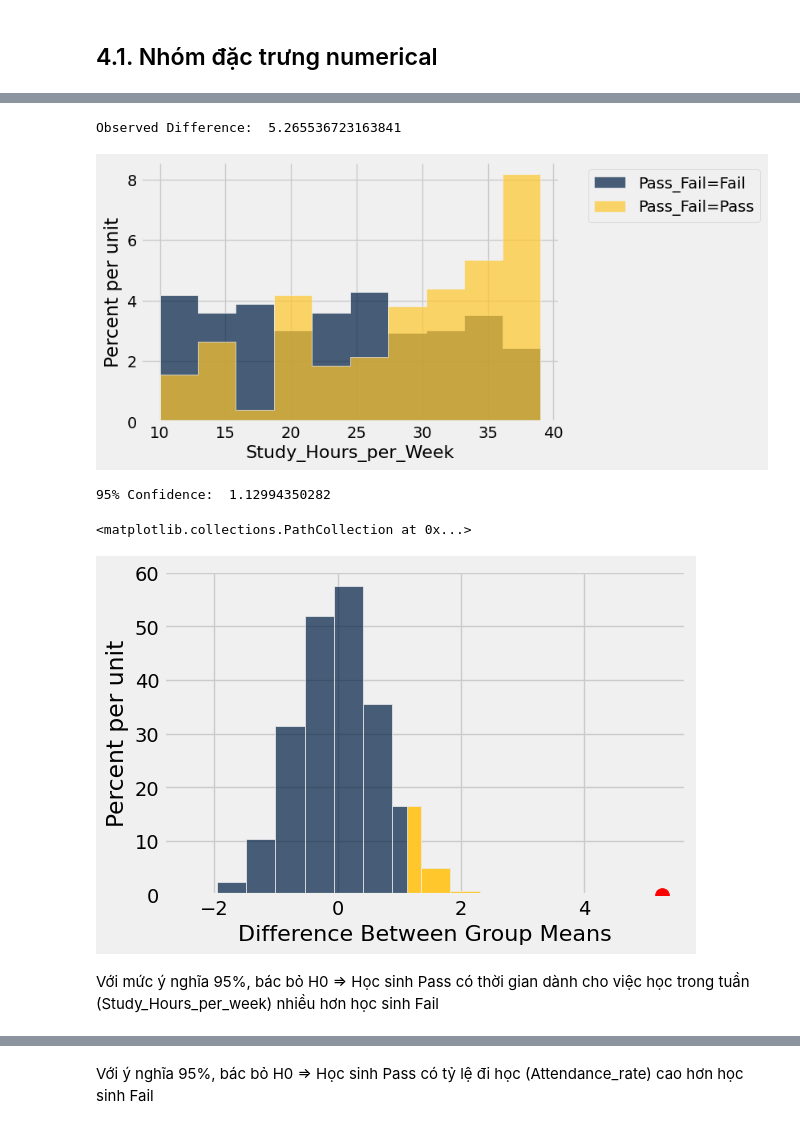
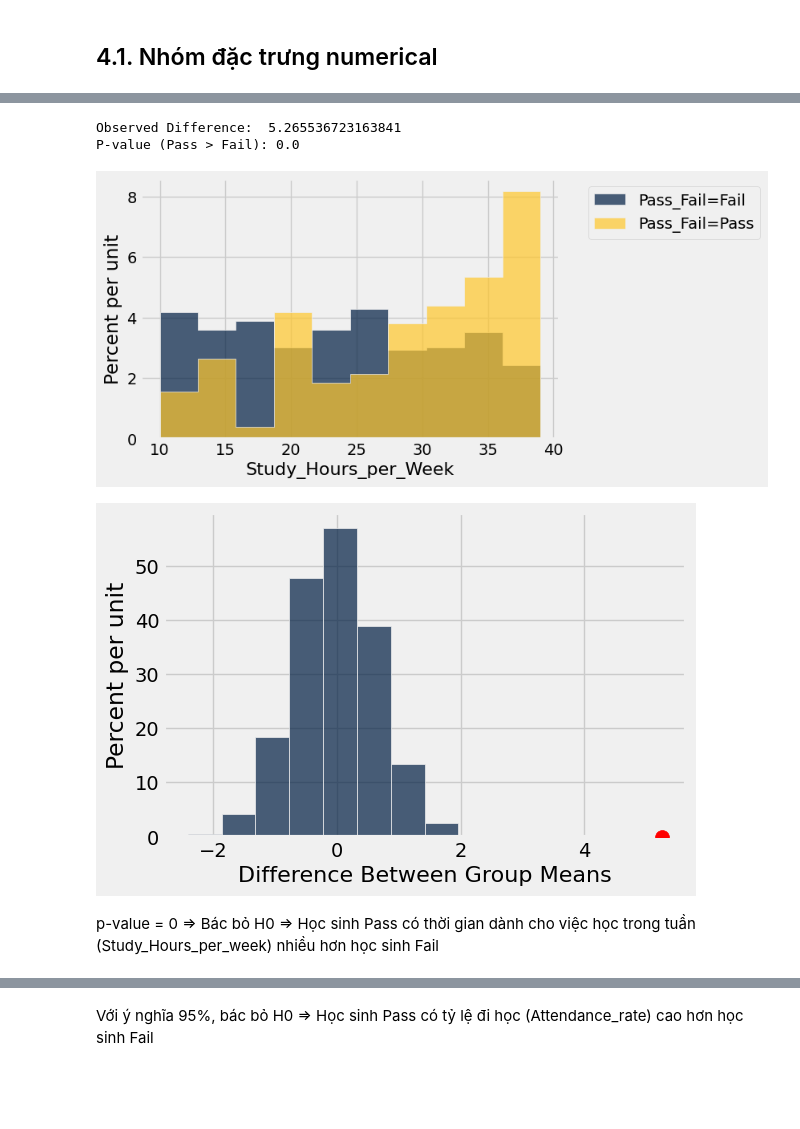
Before and after one commit to anizme/UET_DataScience_Prj, a Jupyter notebook: explore_spp_data.ipynb, the cells around one changed output, grey strips where cells are left out. Saved outputs shown, nothing was run; the diff lists cells and outputs as text; code cells hidden in the pictures; blank space fills up the shorter version.

Commit message:
correct hypothesis testing

```diff
--- a/explore_spp_data.ipynb
+++ b/explore_spp_data.ipynb
@@ -433,2 +461,34 @@ def show_overlaid_distribution(table, group_label, value_label):
+# %%
+# Tính toán độ chênh lệch trung bình giữa hai nhóm
+def difference_of_means(table, group_label, value_label):
+    reduced = table.select(value_label, group_label)
+    means_table = reduced.group(group_label, np.average)
+    means = means_table.column(1)
+    return means.item(1) - means.item(0)
+
+# Tính toán độ chênh lệch trung bình cho một lần hoán vị
+def one_simulated_difference_of_means(table, group_label, value_label):
+    # Shuffle nhãn của cột nhóm
+    shuffled_labels = table.sample(with_replacement=False).column(group_label)
+    shuffled_table = table.select(value_label).with_column('Shuffled Label', shuffled_labels)
+    return difference_of_means(shuffled_table, group_label='Shuffled Label', value_label=value_label)
+
+# Mô phỏng phân phối giả thuyết không của độ chênh lệch trung bình
+def simulate_null_distribution(table, group_label, value_label, repetitions=5000):
+    differences = np.empty(repetitions)  # Khởi tạo mảng với kích thước cố định
+    for i in range(repetitions):
+        differences[i] = one_simulated_difference_of_means(table, group_label, value_label)
+    return differences
+# %%
+def hypothesis_test(table, group_label, value_label):
+    show_overlaid_distribution(table, value_label=value_label, group_label=group_label)
+    observed_difference = difference_of_means(table, group_label, value_label)
+    print('Observed Difference: ', observed_difference)
+    differences = simulate_null_distribution(table, group_label=group_label, value_label=value_label)
+    resampled_means = Table().with_column('Difference Between Group Means', differences)
+    p_value = sum(np.array(differences) >= observed_difference) / len(differences)
+    print('P-value (Pass > Fail):', p_value)
+    resampled_means.hist()
+    plt.scatter(observed_difference, 0, color='red', s=100, zorder=5)
 # %% [markdown]
 ### 4.1.1. Liệu học sinh Pass có thời gian dành cho việc học trong tuần (Study_Hours_per_week) nhiều hơn học sinh Fail không?
@@ -439,23 +495,12 @@ def show_overlaid_distribution(table, group_label, value_label):
-# %%
-show_overlaid_distribution(original_spp, value_label='Study_Hours_per_Week', group_label='Pass_Fail')
-observed_difference = difference_of_means(original_spp, 'Pass_Fail', 'Study_Hours_per_Week')
-print('Observed Difference: ', observed_difference)
-# %% [output]
-Observed Difference:  5.265536723163841
-[figure, removed]
-# %%
-differences = simulate_null_distribution(original_spp, group_label='Pass_Fail', value_label='Study_Hours_per_Week')
-resampled_means = Table().with_column('Difference Between Group Means', differences)
-right = percentile(95, differences)
-print('95% Confidence: ', right)
-resampled_means.hist(left_end=right)
-plt.scatter(observed_difference, 0, color='red', s=100, zorder=5)
-# %% [output]
-95% Confidence:  1.12994350282
-<matplotlib.collections.PathCollection at 0x...>
-[figure, removed]
+# %%
+hypothesis_test(original_spp, value_label='Study_Hours_per_Week', group_label='Pass_Fail')
+# %% [output]
+Observed Difference:  5.265536723163841
+P-value (Pass > Fail): 0.0
+[figure, added]
+[figure, added]
 # %% [markdown]
-Với mức ý nghĩa 95%, bác bỏ H0
+p-value = 0 => Bác bỏ H0
 => Học sinh Pass có thời gian dành cho việc học trong tuần (Study_Hours_per_week) nhiều hơn học sinh Fail
 # %% [markdown]
 ### 4.1.2. Liệu học sinh Pass có điểm trung bình các bài kiểm tra trước đấy (Past_Exam_Scores) cao hơn học sinh Fail không?
```
Also changed, not shown: parts of 59 cells of this notebook.
